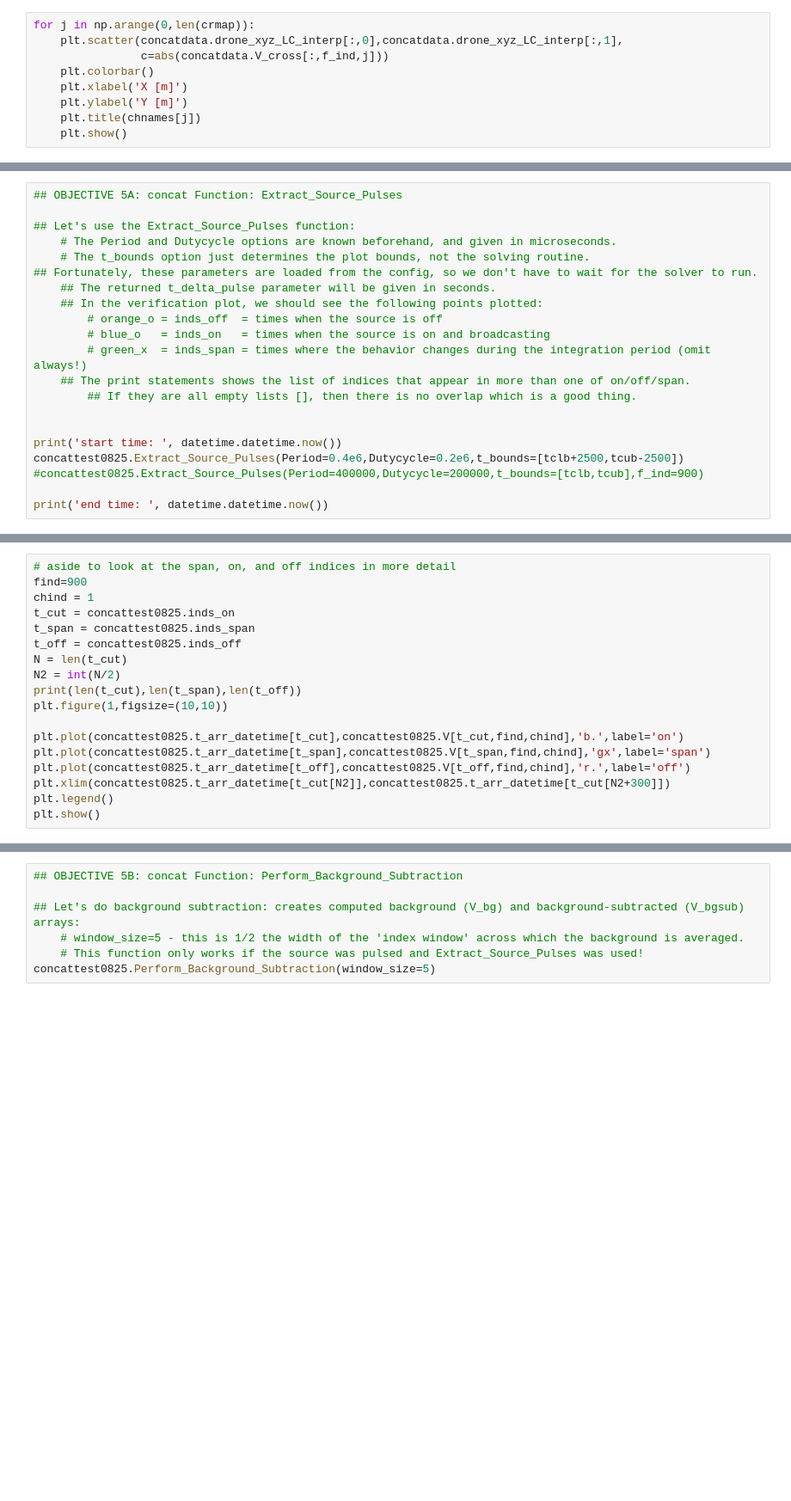
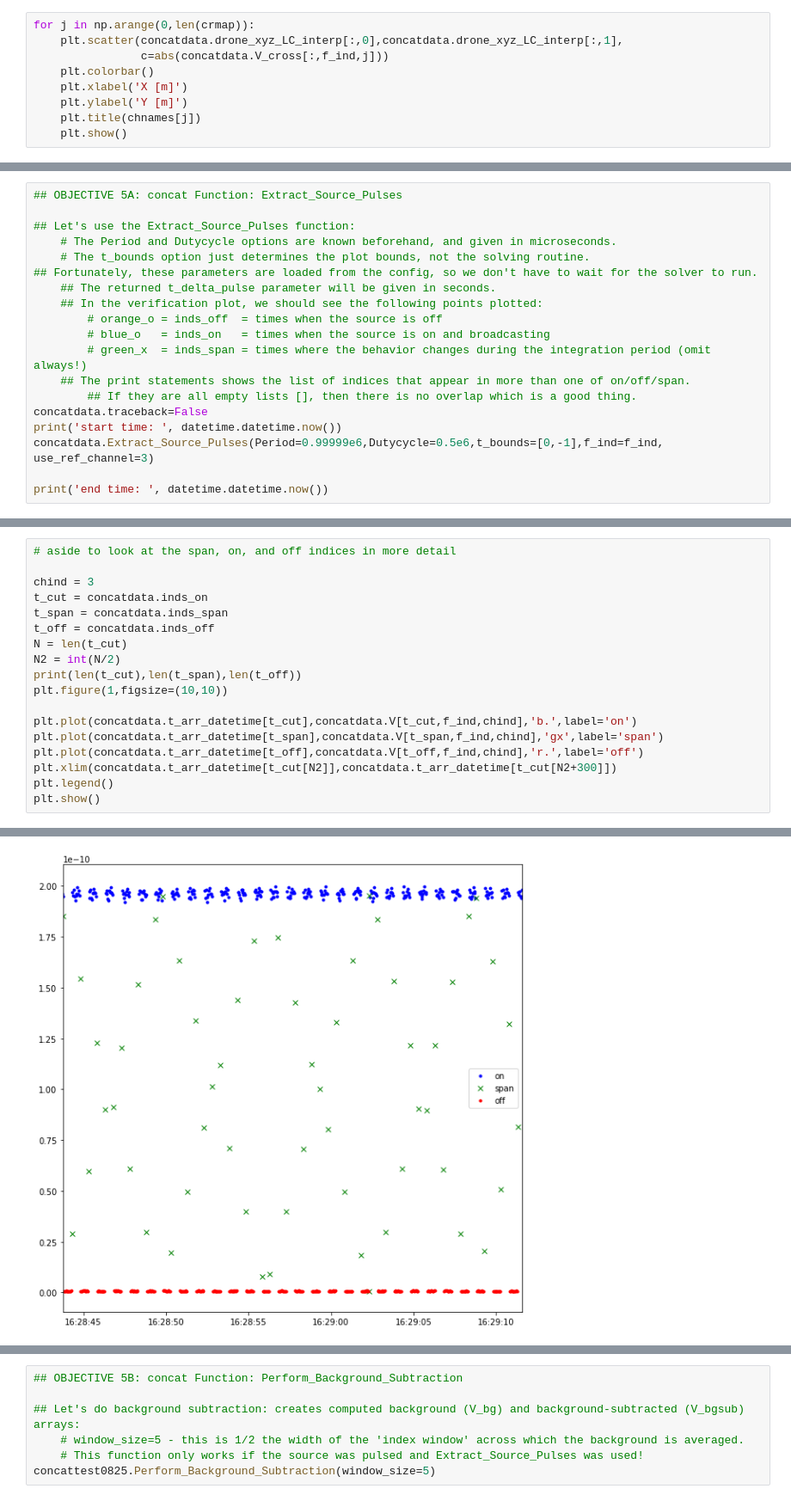
Before and after one commit to WrightLaboratory/DigitalNoiseSource, a Jupyter notebook: notebooks/LBN_DNS_GBO.ipynb, the cells around one changed output, grey strips where cells are left out. Shown at 86% size. Saved outputs shown, nothing was run; the diff lists cells and outputs as text; blank space fills up the shorter version.

Commit message:
update to use reference channle for pulse finding

```diff
--- a/notebooks/LBN_DNS_GBO.ipynb
+++ b/notebooks/LBN_DNS_GBO.ipynb
@@ -573,10 +555,8 @@ plt.show()
         # green_x  = inds_span = times where the behavior changes during the integration period (omit always!)
     ## The print statements shows the list of indices that appear in more than one of on/off/span.
         ## If they are all empty lists [], then there is no overlap which is a good thing.
-
-
+concatdata.traceback=False
 print('start time: ', datetime.datetime.now())
-concattest0825.Extract_Source_Pulses(Period=0.4e6,Dutycycle=0.2e6,t_bounds=[tclb+2500,tcub-2500])
-#concattest0825.Extract_Source_Pulses(Period=400000,Dutycycle=200000,t_bounds=[tclb,tcub],f_ind=900)
+concatdata.Extract_Source_Pulses(Period=0.99999e6,Dutycycle=0.5e6,t_bounds=[0,-1],f_ind=f_ind, use_ref_channel=3)
 
 print('end time: ', datetime.datetime.now())
@@ -583,18 +570,19 @@ print('end time: ', datetime.datetime.now())
 # %%
 # aside to look at the span, on, and off indices in more detail
-find=900
-chind = 1
-t_cut = concattest0825.inds_on
-t_span = concattest0825.inds_span
-t_off = concattest0825.inds_off
+
+chind = 3
+t_cut = concatdata.inds_on
+t_span = concatdata.inds_span
+t_off = concatdata.inds_off
 N = len(t_cut)
 N2 = int(N/2)
 print(len(t_cut),len(t_span),len(t_off))
 plt.figure(1,figsize=(10,10))
 
-plt.plot(concattest0825.t_arr_datetime[t_cut],concattest0825.V[t_cut,find,chind],'b.',label='on')
-plt.plot(concattest0825.t_arr_datetime[t_span],concattest0825.V[t_span,find,chind],'gx',label='span')
-plt.plot(concattest0825.t_arr_datetime[t_off],concattest0825.V[t_off,find,chind],'r.',label='off')
-plt.xlim(concattest0825.t_arr_datetime[t_cut[N2]],concattest0825.t_arr_datetime[t_cut[N2+300]])
+plt.plot(concatdata.t_arr_datetime[t_cut],concatdata.V[t_cut,f_ind,chind],'b.',label='on')
+plt.plot(concatdata.t_arr_datetime[t_span],concatdata.V[t_span,f_ind,chind],'gx',label='span')
+plt.plot(concatdata.t_arr_datetime[t_off],concatdata.V[t_off,f_ind,chind],'r.',label='off')
+plt.xlim(concatdata.t_arr_datetime[t_cut[N2]],concatdata.t_arr_datetime[t_cut[N2+300]])
 plt.legend()
 plt.show()
+# %% [output]
@@ -600,0 +590 @@ plt.show()
+[figure, added]
```
Also changed, not shown: parts of 30 cells of this notebook.
